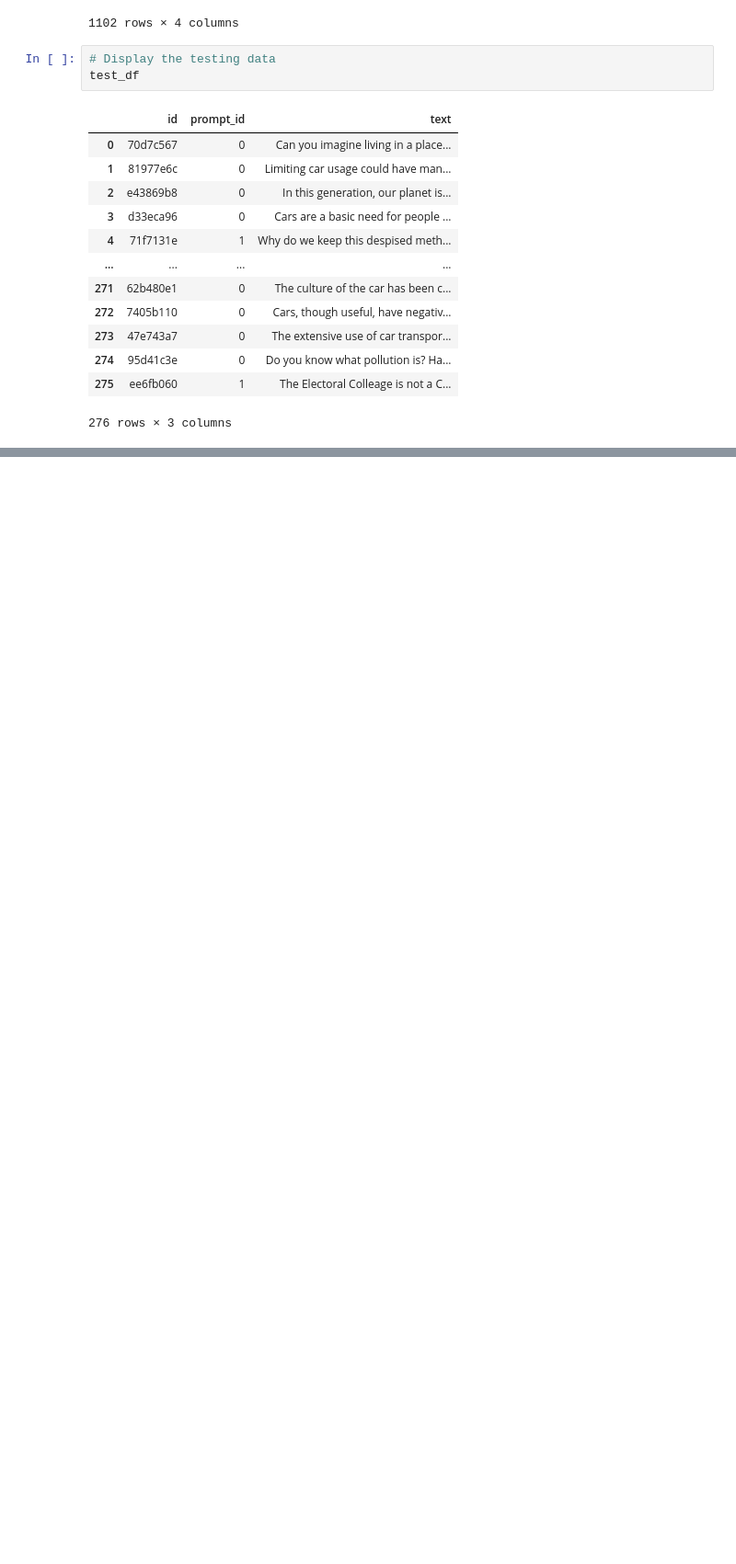
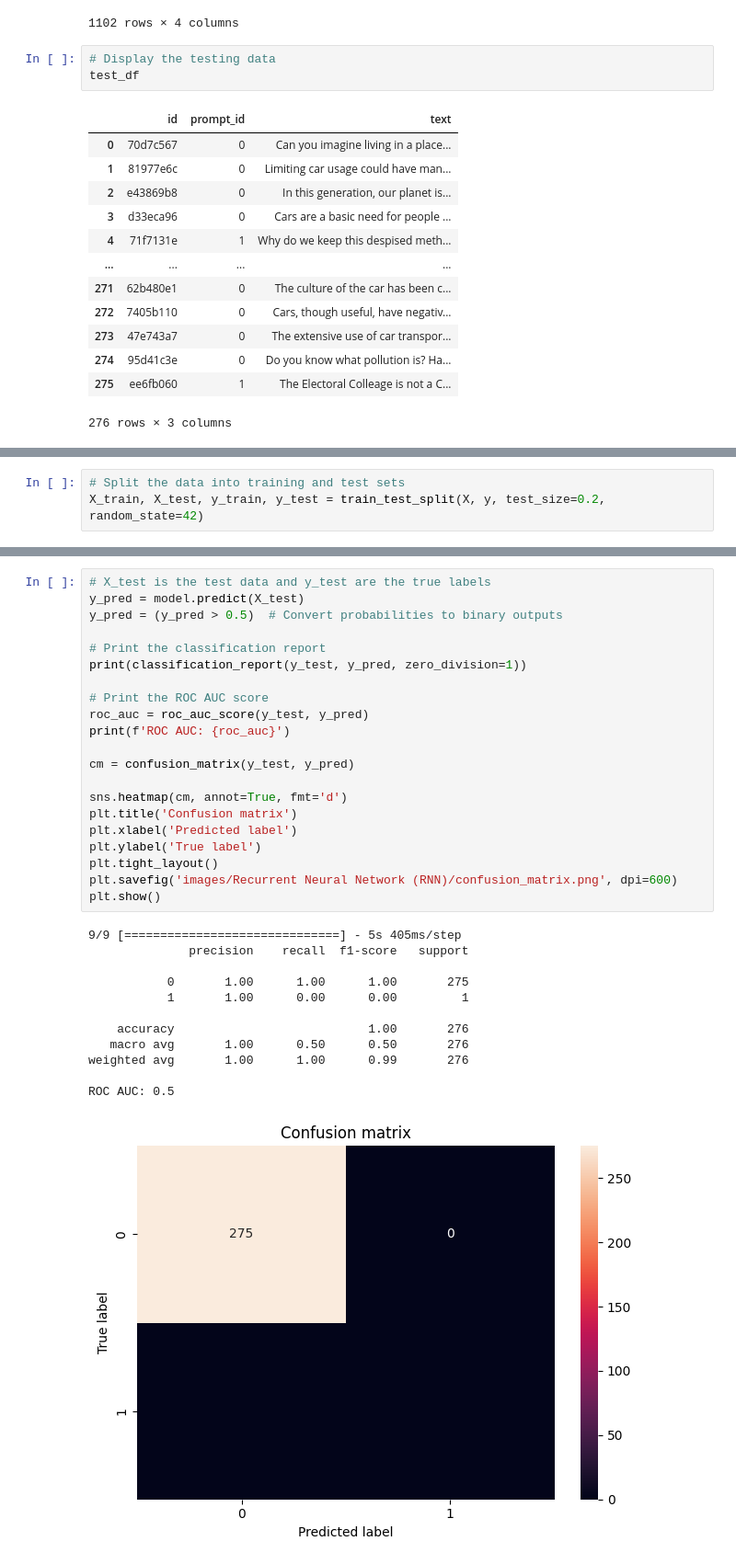
Before and after one commit to ahkatlio/LLM-Detect-AI-Generated-Text, a Jupyter notebook: model2.ipynb, the cells around one changed output, grey strips where cells are left out. Shown at 92% size. Saved outputs shown, nothing was run; the diff lists cells and outputs as text; blank space fills up the shorter version.

```diff
--- a/model2.ipynb
+++ b/model2.ipynb
@@ -143,0 +140,3 @@ Elapsed time: 00:01:44.26
+# %%
+# Split the data into training and test sets
+X_train, X_test, y_train, y_test = train_test_split(X, y, test_size=0.2, random_state=42)
@@ -208,0 +235,34 @@ AttributeError: 'Sequential' object has no attribute 'wv'
+# %%
+# X_test is the test data and y_test are the true labels
+y_pred = model.predict(X_test)
+y_pred = (y_pred > 0.5)  # Convert probabilities to binary outputs
+
+# Print the classification report
+print(classification_report(y_test, y_pred, zero_division=1))
+
+# Print the ROC AUC score
+roc_auc = roc_auc_score(y_test, y_pred)
+print(f'ROC AUC: {roc_auc}')
+
+cm = confusion_matrix(y_test, y_pred)
+
+sns.heatmap(cm, annot=True, fmt='d')
+plt.title('Confusion matrix')
+plt.xlabel('Predicted label')
+plt.ylabel('True label')
+plt.tight_layout()
+plt.savefig('images/Recurrent Neural Network (RNN)/confusion_matrix.png', dpi=600)
+plt.show()
+# %% [output]
+9/9 [==============================] - 5s 405ms/step
+              precision    recall  f1-score   support
+
+           0       1.00      1.00      1.00       275
+           1       1.00      0.00      0.00         1
+
+    accuracy                           1.00       276
+   macro avg       1.00      0.50      0.50       276
+weighted avg       1.00      1.00      0.99       276
+
+ROC AUC: 0.5
+[figure, added]
```
Also changed, not shown: parts of 11 cells of this notebook, 6 other files.
